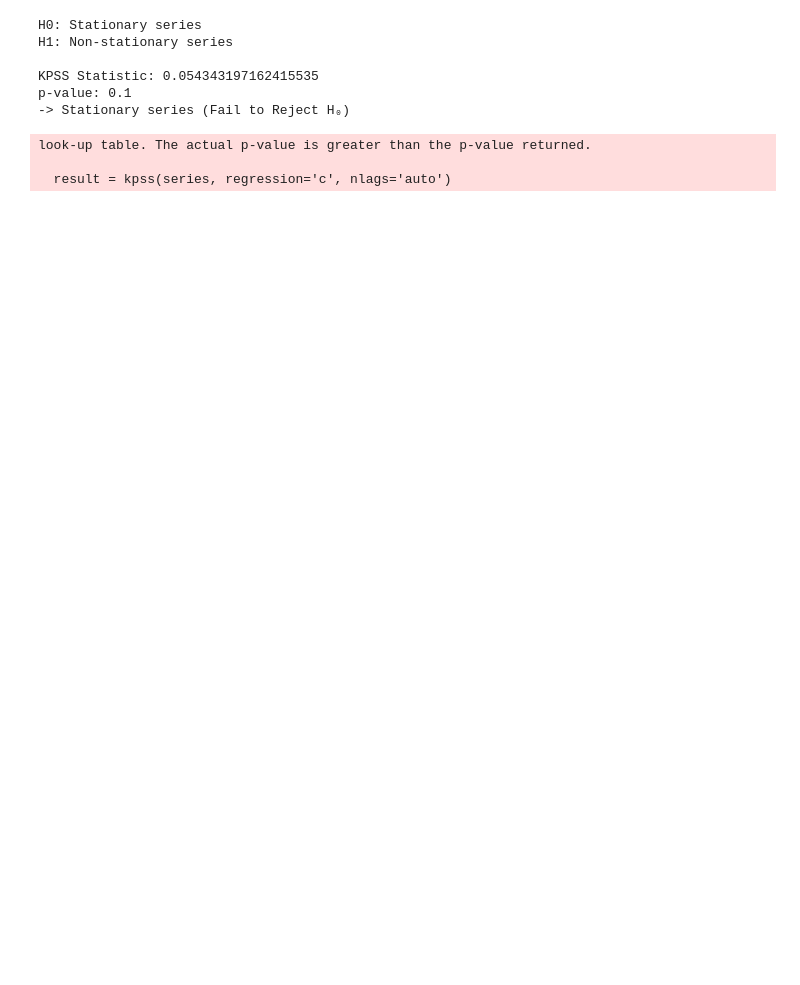
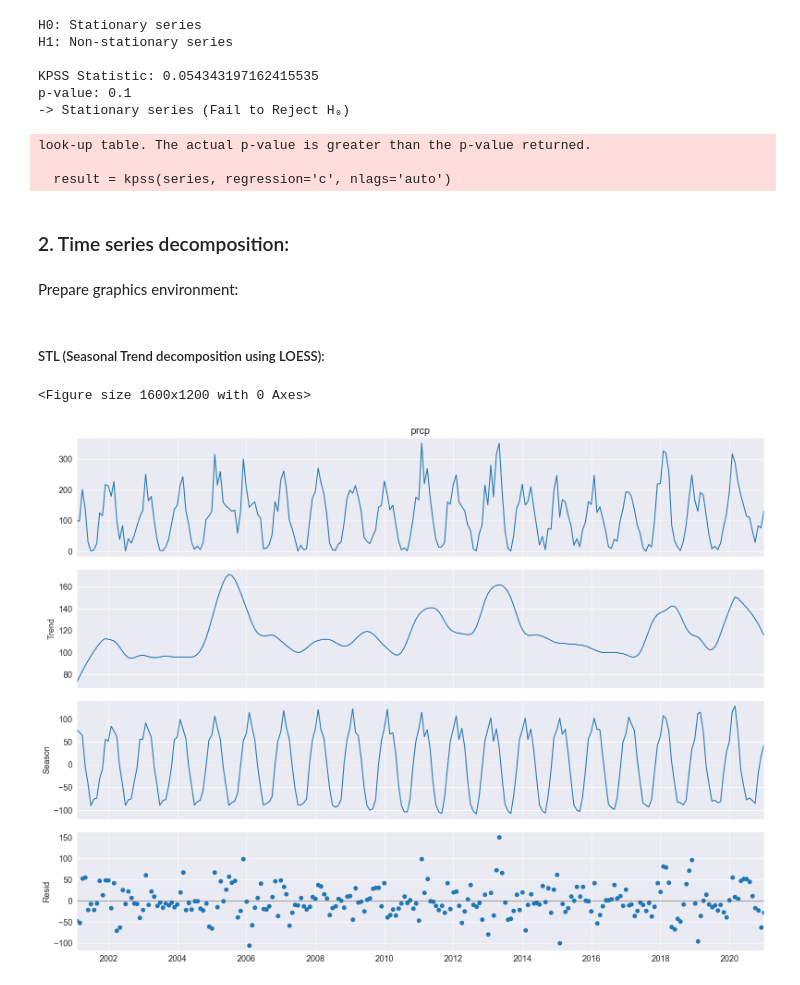
Before and after one commit to Kizza2014/time_series_climate_weather_surface_of_Brazil, a Jupyter notebook: analysis.ipynb, the cells around one changed output. Cells and saved outputs as stored; diff of their text form; code cells hidden in the pictures; blank space fills up the shorter version.

```diff
--- a/analysis.ipynb
+++ b/analysis.ipynb
@@ -139,3 +146,33 @@ p-value: 0.1
 look-up table. The actual p-value is greater than the p-value returned.
 
   result = kpss(series, regression='c', nlags='auto')
+# %% [markdown]
+### 2. Time series decomposition:
+# %% [markdown]
+Prepare graphics environment:
+# %%
+import matplotlib.pyplot as plt
+import pandas as pd
+import seaborn as sns
+from pandas.plotting import register_matplotlib_converters
+
+register_matplotlib_converters()
+sns.set_style("darkgrid")
+
+plt.rc("figure", figsize=(16, 12))
+plt.rc("font", size=13)
+# %% [markdown]
+##### STL (Seasonal Trend decomposition using LOESS):
+# %%
+from statsmodels.tsa.seasonal import STL
+
+prcp = data['prcp'].tolist()
+prcp = pd.Series(prcp, index=pd.date_range(start='2001-01-01', periods=len(prcp), freq='ME'), name='prcp')
+stl = STL(prcp, seasonal=13)
+res = stl.fit()
+plt.figure(figsize=(16, 12))
+fig = res.plot()
+plt.savefig('decomposition/stl.png')
+# %% [output]
+<Figure size 1600x1200 with 0 Axes>
+[figure, added]
```
Also changed, not shown: parts of 10 cells of this notebook, 5 other files.
